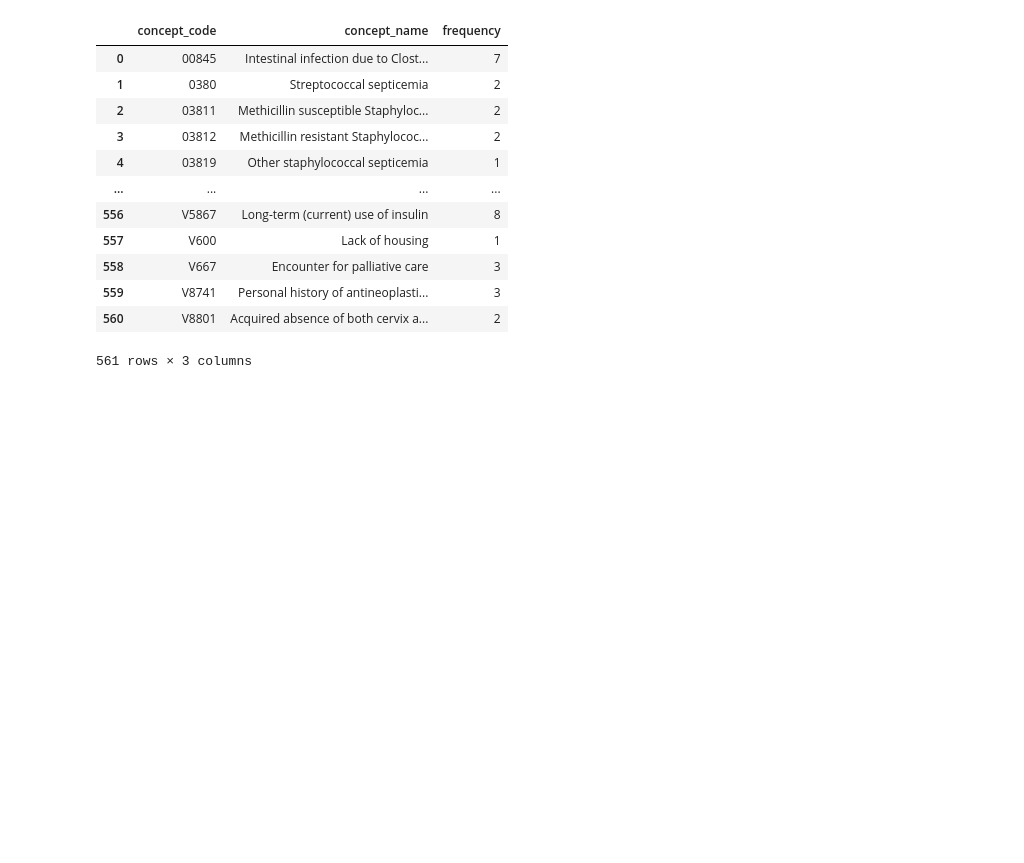
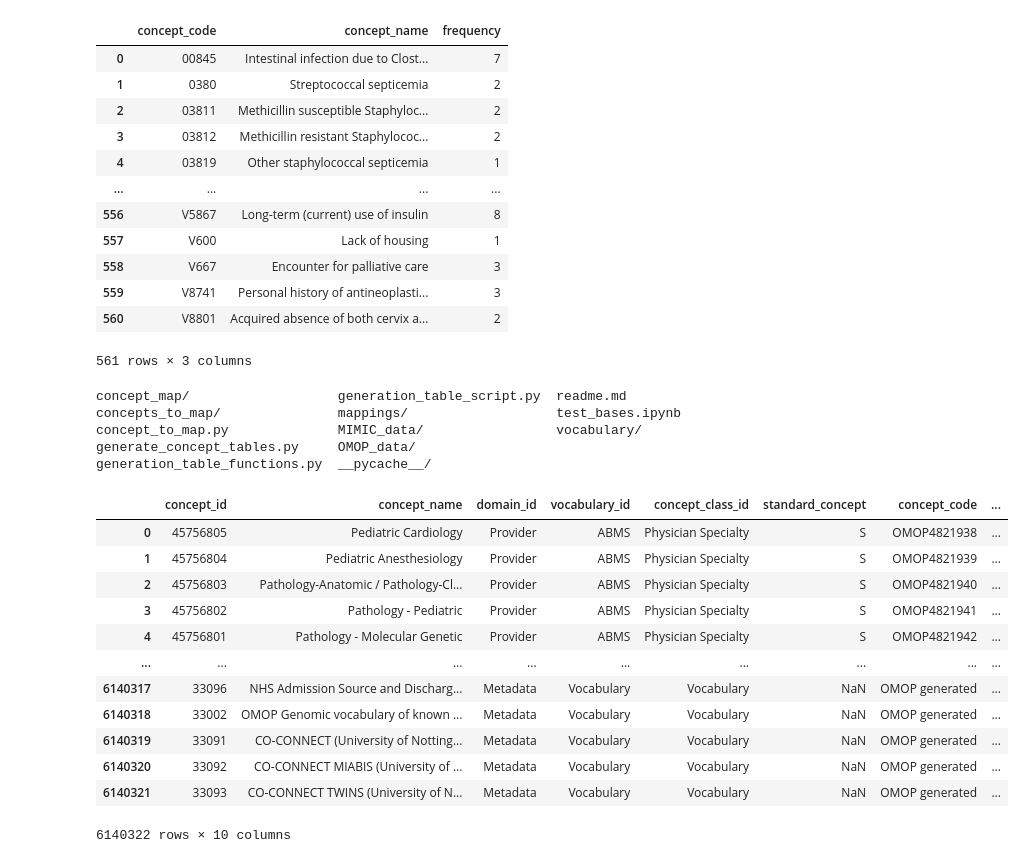
Before and after one commit to AntoinePoirotBourdain/MockEDS, a Jupyter notebook: test_bases.ipynb, the cells around one changed output. Drawn from its saved outputs; the diff is of its cells as text; code cells hidden in the pictures; blank space fills up the shorter version.

Commit message:
Almost can generate all tables

```diff
--- a/test_bases.ipynb
+++ b/test_bases.ipynb
@@ -292,3 +292,30 @@ pd.read_csv("concepts_to_map/diagnoses.csv")
 | 559 | V8741 | Personal history of antineoplasti... | 3 |
 | 560 | V8801 | Acquired absence of both cervix a... | 2 |
 561 rows × 3 columns
+# %%
+ls
+# %% [output]
+concept_map/                   generation_table_script.py  readme.md
+concepts_to_map/               mappings/                   test_bases.ipynb
+concept_to_map.py              MIMIC_data/                 vocabulary/
+generate_concept_tables.py     OMOP_data/
+generation_table_functions.py  __pycache__/
+# %%
+import pandas as pd
+df = pd.read_csv("vocabulary/CONCEPT.csv", sep='\t')
+# %%
+df
+# %% [output]
+|  | concept_id | concept_name | domain_id | vocabulary_id | concept_class_id | standard_concept | concept_code | ... |
+| 0 | 45756805 | Pediatric Cardiology | Provider | ABMS | Physician Specialty | S | OMOP4821938 | ... |
+| 1 | 45756804 | Pediatric Anesthesiology | Provider | ABMS | Physician Specialty | S | OMOP4821939 | ... |
+| 2 | 45756803 | Pathology-Anatomic / Pathology-Cl... | Provider | ABMS | Physician Specialty | S | OMOP4821940 | ... |
+| 3 | 45756802 | Pathology - Pediatric | Provider | ABMS | Physician Specialty | S | OMOP4821941 | ... |
+| 4 | 45756801 | Pathology - Molecular Genetic | Provider | ABMS | Physician Specialty | S | OMOP4821942 | ... |
+| ... | ... | ... | ... | ... | ... | ... | ... | ... |
+| 6140317 | 33096 | NHS Admission Source and Discharg... | Metadata | Vocabulary | Vocabulary | NaN | OMOP generated | ... |
+| 6140318 | 33002 | OMOP Genomic vocabulary of known ... | Metadata | Vocabulary | Vocabulary | NaN | OMOP generated | ... |
+| 6140319 | 33091 | CO-CONNECT (University of Notting... | Metadata | Vocabulary | Vocabulary | NaN | OMOP generated | ... |
+| 6140320 | 33092 | CO-CONNECT MIABIS (University of ... | Metadata | Vocabulary | Vocabulary | NaN | OMOP generated | ... |
+| 6140321 | 33093 | CO-CONNECT TWINS (University of N... | Metadata | Vocabulary | Vocabulary | NaN | OMOP generated | ... |
+6140322 rows × 10 columns
```
Also changed, not shown: parts of 3 cells of this notebook, 12 other files.
